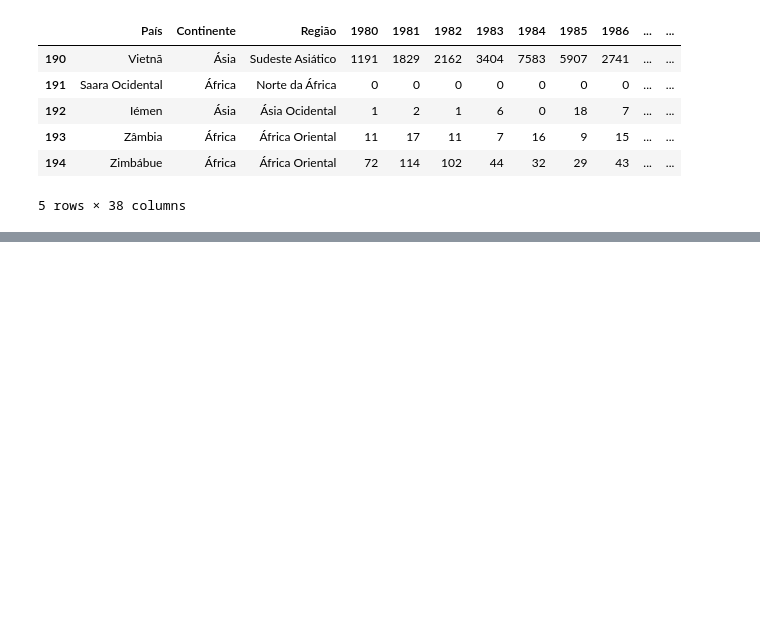
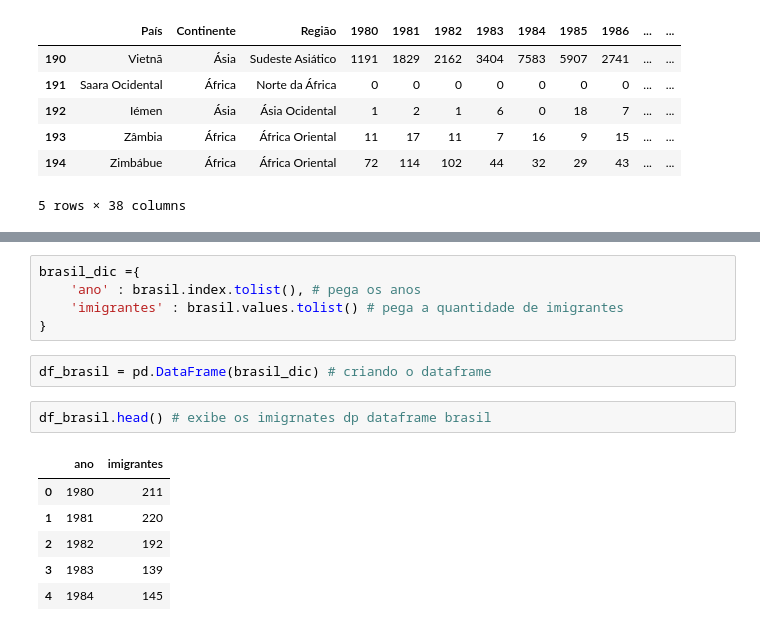
Before and after one commit to Murilosxv/ATIV.-IABD, a Jupyter notebook: aula04.ipynb, the cells around one changed output, grey strips where cells are left out. Saved outputs shown, nothing was run; the diff lists cells and outputs as text; blank space fills up the shorter version.

```diff
--- a/aula04.ipynb
+++ b/aula04.ipynb
@@ -15,0 +83,16 @@ dados.tail()
+# %%
+brasil_dic ={
+    'ano' : brasil.index.tolist(), # pega os anos
+    'imigrantes' : brasil.values.tolist() # pega a quantidade de imigrantes
+}
+# %%
+df_brasil = pd.DataFrame(brasil_dic) # criando o dataframe
+# %%
+df_brasil.head() # exibe os imigrnates dp dataframe brasil
+# %% [output]
+|  | ano | imigrantes |
+| 0 | 1980 | 211 |
+| 1 | 1981 | 220 |
+| 2 | 1982 | 192 |
+| 3 | 1983 | 139 |
+| 4 | 1984 | 145 |
```
Also changed, not shown: parts of 7 cells of this notebook.
